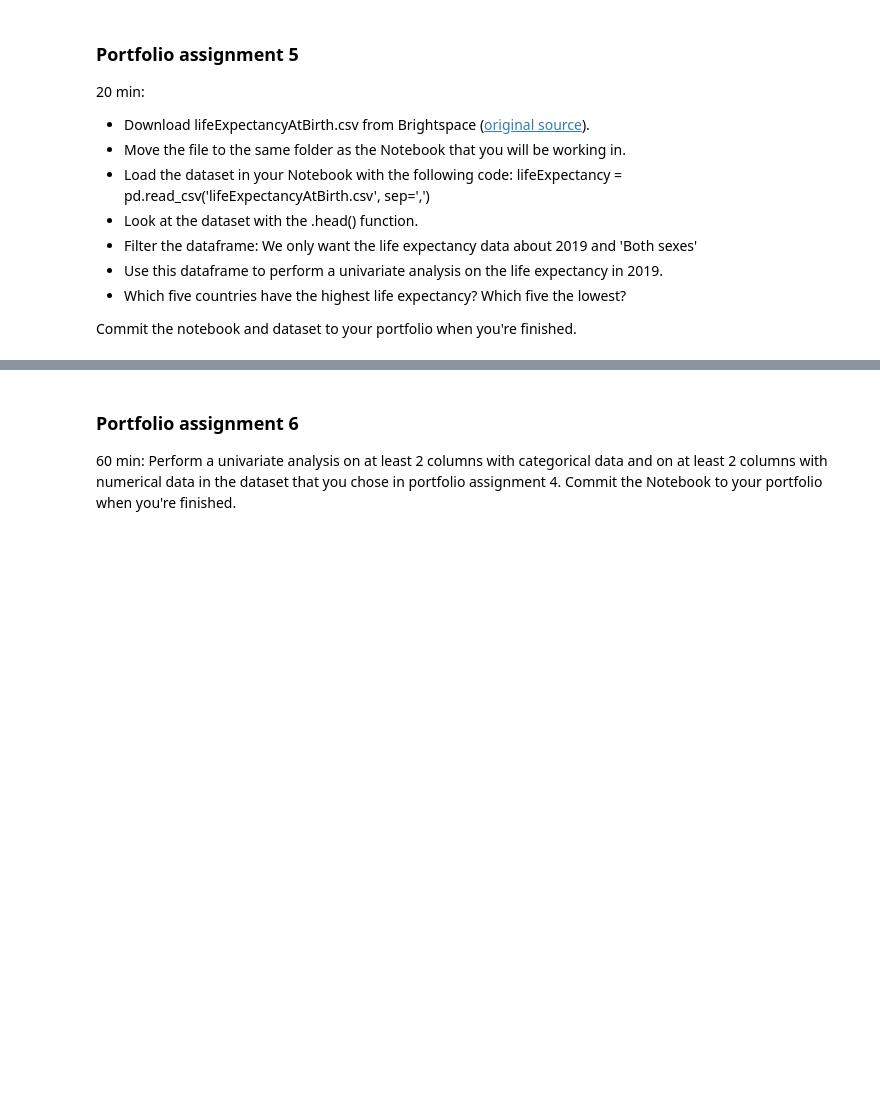
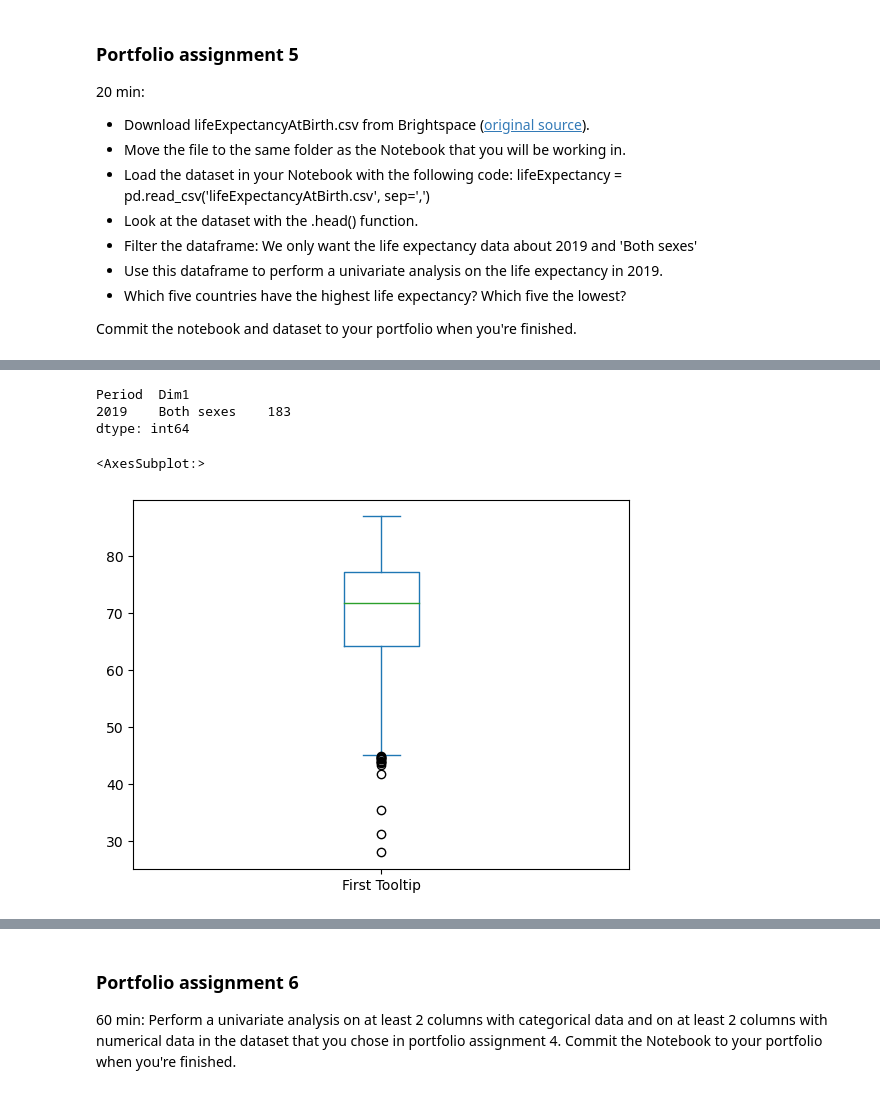
Before and after one commit to ThimoBL/DataScienceRepo, a Jupyter notebook: Introduction and Univariate Analysis - Copy.ipynb, the cells around one changed output, grey strips where cells are left out. Saved outputs shown, nothing was run; the diff lists cells and outputs as text; code cells hidden in the pictures; blank space fills up the shorter version.

```diff
--- a/Introduction and Univariate Analysis - Copy.ipynb
+++ b/Introduction and Univariate Analysis - Copy.ipynb
@@ -309,0 +409,13 @@ Commit the notebook and dataset to your portfolio when you're finished.
+# %%
+newDtSet = lifeExpectancy[(lifeExpectancy.Period == 2019) & (lifeExpectancy.Dim1 == "Both sexes")]
+newDtSet[['Period', 'Dim1']].value_counts()
+# %% [output]
+Period  Dim1
+2019    Both sexes    183
+dtype: int64
+# %%
+life = lifeExpectancy[lifeExpectancy['First Tooltip'] > 10]
+life['First Tooltip'].plot(kind='box')
+# %% [output]
+<AxesSubplot:>
+[figure, added]
```
Also changed, not shown: parts of 31 cells of this notebook, 8 other files.
